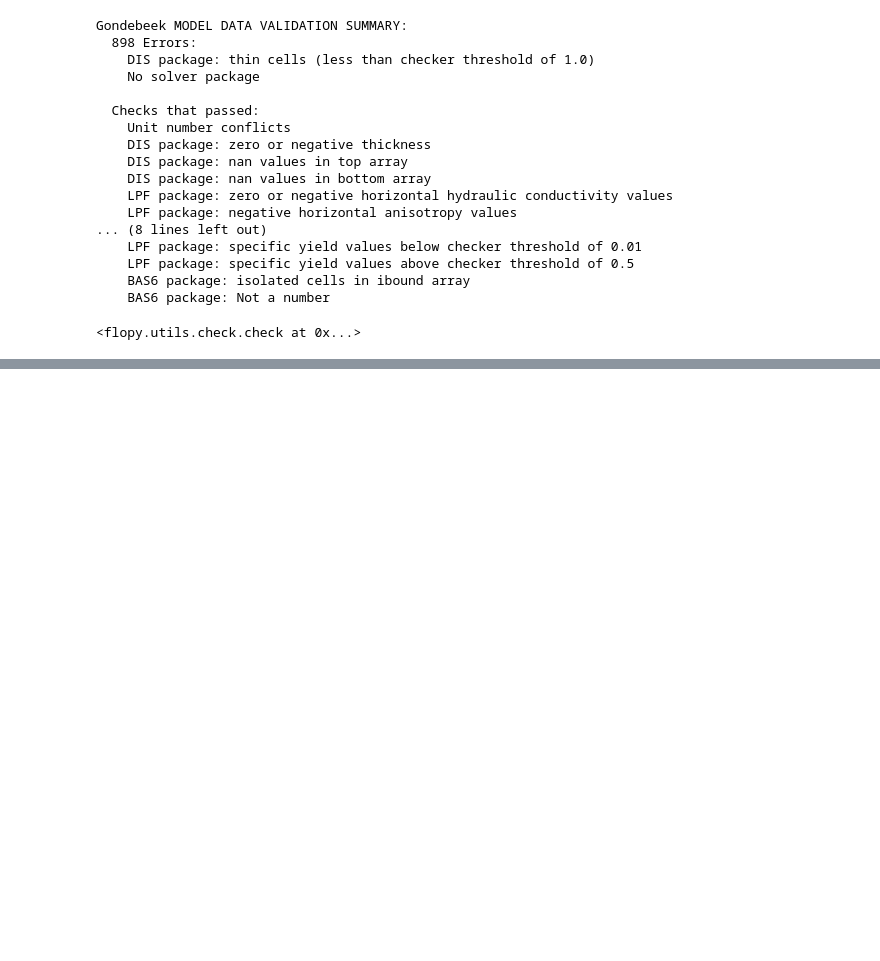
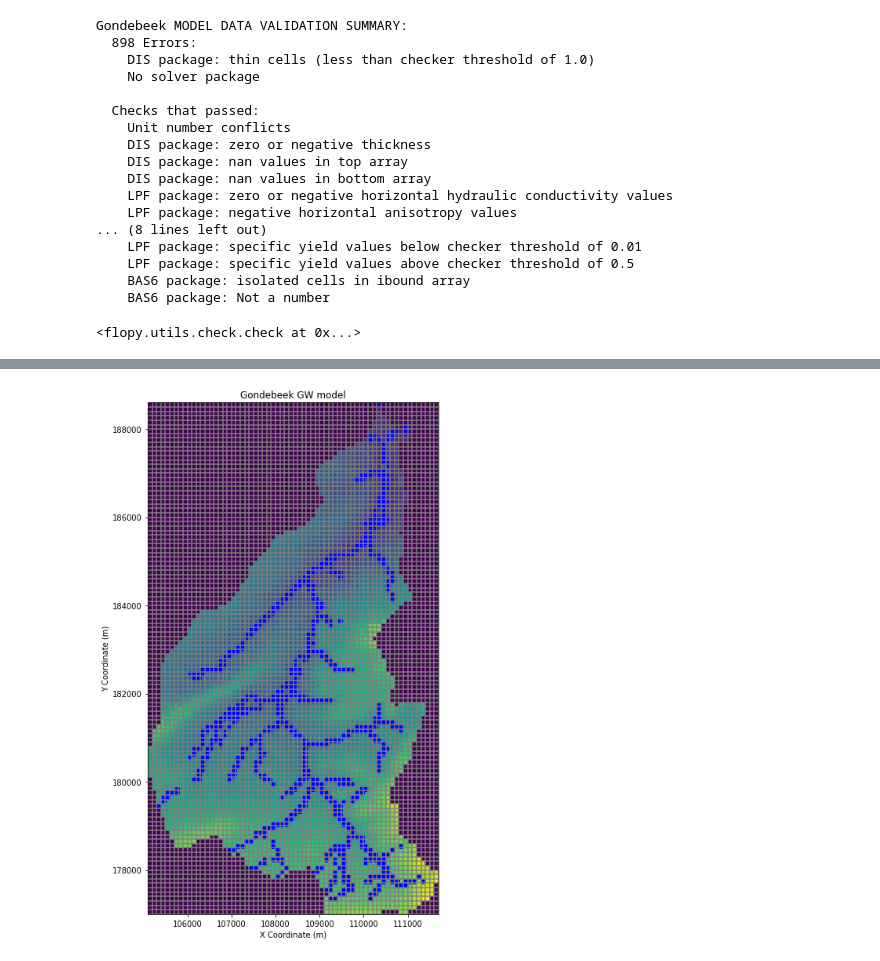
Before and after one commit to sebmeng/Thesis-GondebeekModel, a Jupyter notebook: Modflow/Build_model_4guideLayers.ipynb, the cells around one changed output, grey strips where cells are left out. Cells and saved outputs as stored; diff of their text form; code cells hidden in the pictures; blank space fills up the shorter version.

```diff
--- a/Modflow/Build_model_4guideLayers.ipynb
+++ b/Modflow/Build_model_4guideLayers.ipynb
@@ -338,0 +677,20 @@ NameError: name 'pyproj' is not defined
+# %%
+#First: Clip river shapefile (WLas):
+
+river_path = "C:\\Users\\sebas\\Documents\\UGent\\Sem 3\\Thesis\\GondebeekModel\\Inputs\\Streams\\Shapefile"
+shp_river = os.path.join(river_path,"Wlas.shp")
+
+
+# Load your polygon and line shapefiles
+polygon = gpd.read_file(shp_Gondebeek_path)
+line = gpd.read_file(shp_river)
+
+# Reproject the line GeoDataFrame to match the CRS of the polygon GeoDataFrame
+line = line.to_crs(polygon.crs)
+
+# Perform the clip operation
+clipped = gpd.clip(line, polygon)
+
+shp_river_clipped = os.path.join(river_path,"Wlas_clipped.shp")
+# Save the clipped part to a new shapefile
+clipped.to_file(shp_river_clipped)
@@ -338,0 +773,44 @@ NameError: name 'pyproj' is not defined
+# %%
+# Get the top layer of the model
+top_layer = sim.dis.top.array
+
+# Define the minimum and maximum values for the colorbar
+vmin, vmax = 0, top_layer.max()
+
+# Create a figure
+fig = plt.figure(figsize=(12, 12))
+ax = fig.add_subplot(1, 1, 1, aspect="equal")
+
+# Create a map of the model
+modelmap = flopy.plot.PlotMapView(model=sim)
+
+# Plot the top layer of the model
+quadmesh = modelmap.plot_array(top_layer, vmin=vmin, vmax=vmax)
+
+# Get the stream data from the STR package
+stream_data = sim.str.stress_period_data[0]
+
+# Plot the stream cells
+for data in stream_data:
+    layer, row, col, stage, conductance, bottom, top, width, slope, roughness, *rest = data
+    x = sim.modelgrid.xcellcenters[row, col]
+    y = sim.modelgrid.ycellcenters[row, col]
+    ax.plot(x, y, 'bo')  # 'bo' means blue circle
+
+# Plot the grid lines
+modelmap.plot_grid()
+
+# Add labels to the x and y axes
+plt.xlabel('X Coordinate (m)')
+plt.ylabel('Y Coordinate (m)')
+
+# Add a title
+plt.title("Gondebeek GW model")
+
+# Save the plot as a PNG file
+plt.savefig('Gondebeek_GW_model.png')
+
+# Show the plot
+plt.show()
+# %% [output]
+[figure, added]
```
Also changed, not shown: parts of 28 cells of this notebook, 20 other files.
